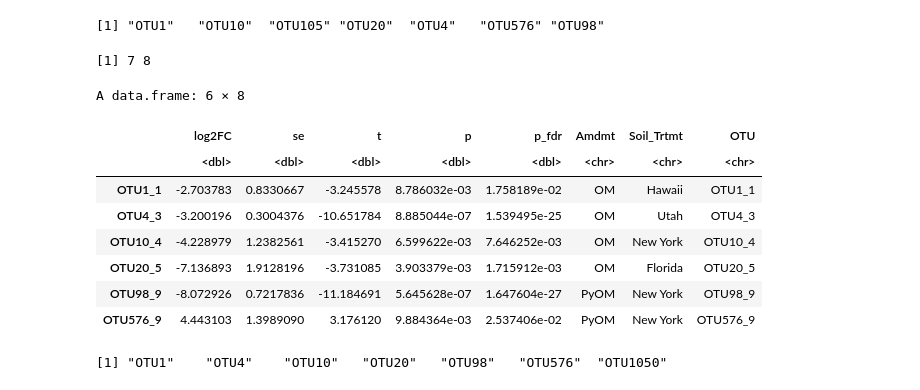
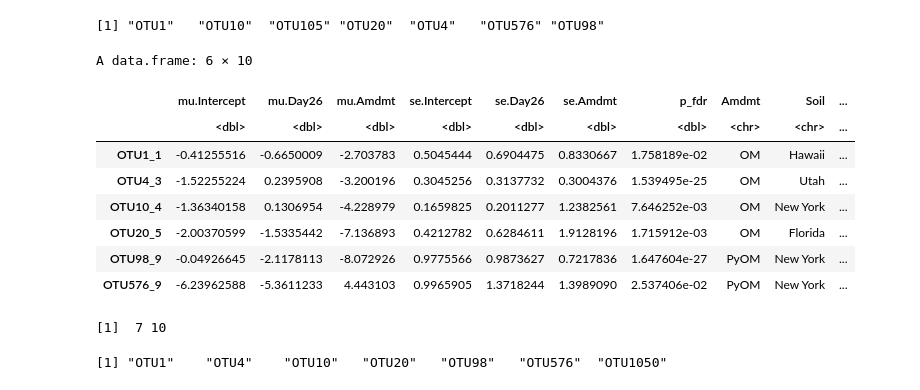
Before and after one commit to TheaWhitman/NEON_PyOM, a Jupyter notebook: DA_Corncob_ITS2.ipynb, the cells around one changed output. Saved outputs shown, nothing was run; the diff lists cells and outputs as text; code cells hidden in the pictures.

```diff
--- a/DA_Corncob_ITS2.ipynb
+++ b/DA_Corncob_ITS2.ipynb
@@ -160,21 +168,20 @@ for (i in c(1,3,4,5,9,10)){
 }
 # %%
 df$OTU = row.names(df)
-colnames(df) = c("log2FC","se","t","p","p_fdr","Amdmt","Soil_Trtmt","OTU")
+head(df)
 dim(df)
-head(df)
 # Final summary of results - actually I think this is all we want.
 # %% [output]
-[1] 7 8
+A data.frame: 6 × 10
+|  | mu.Intercept | mu.Day26 | mu.Amdmt | se.Intercept | se.Day26 | se.Amdmt | p_fdr | Amdmt | Soil | ... |
+|  | <dbl> | <dbl> | <dbl> | <dbl> | <dbl> | <dbl> | <dbl> | <chr> | <chr> | ... |
+| OTU1_1 | -0.41255516 | -0.6650009 | -2.703783 | 0.5045444 | 0.6904475 | 0.8330667 | 1.758189e-02 | OM | Hawaii | ... |
+| OTU4_3 | -1.52255224 | 0.2395908 | -3.200196 | 0.3045256 | 0.3137732 | 0.3004376 | 1.539495e-25 | OM | Utah | ... |
+| OTU10_4 | -1.36340158 | 0.1306954 | -4.228979 | 0.1659825 | 0.2011277 | 1.2382561 | 7.646252e-03 | OM | New York | ... |
+| OTU20_5 | -2.00370599 | -1.5335442 | -7.136893 | 0.4212782 | 0.6284611 | 1.9128196 | 1.715912e-03 | OM | Florida | ... |
+| OTU98_9 | -0.04926645 | -2.1178113 | -8.072926 | 0.9775566 | 0.9873627 | 0.7217836 | 1.647604e-27 | PyOM | New York | ... |
+| OTU576_9 | -6.23962588 | -5.3611233 | 4.443103 | 0.9965905 | 1.3718244 | 1.3989090 | 2.537406e-02 | PyOM | New York | ... |
-A data.frame: 6 × 8
+[1]  7 10
-|  | log2FC | se | t | p | p_fdr | Amdmt | Soil_Trtmt | OTU |
-|  | <dbl> | <dbl> | <dbl> | <dbl> | <dbl> | <chr> | <chr> | <chr> |
-| OTU1_1 | -2.703783 | 0.8330667 | -3.245578 | 8.786032e-03 | 1.758189e-02 | OM | Hawaii | OTU1_1 |
-| OTU4_3 | -3.200196 | 0.3004376 | -10.651784 | 8.885044e-07 | 1.539495e-25 | OM | Utah | OTU4_3 |
-| OTU10_4 | -4.228979 | 1.2382561 | -3.415270 | 6.599622e-03 | 7.646252e-03 | OM | New York | OTU10_4 |
-| OTU20_5 | -7.136893 | 1.9128196 | -3.731085 | 3.903379e-03 | 1.715912e-03 | OM | Florida | OTU20_5 |
-| OTU98_9 | -8.072926 | 0.7217836 | -11.184691 | 5.645628e-07 | 1.647604e-27 | PyOM | New York | OTU98_9 |
-| OTU576_9 | 4.443103 | 1.3989090 | 3.176120 | 9.884364e-03 | 2.537406e-02 | PyOM | New York | OTU576_9 |
 # %%
 df$OTU = row.names(df)
 df$OTU = sub("_[0-9]","",df$OTU)
```
Also changed, not shown: parts of 7 cells of this notebook, 1 other file.
